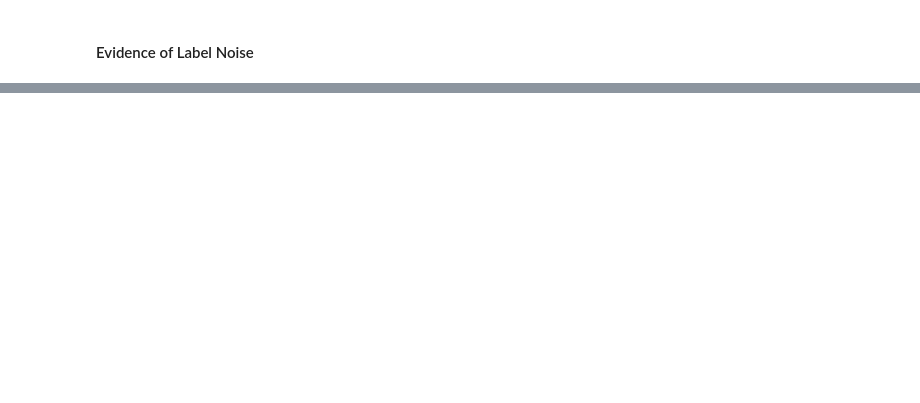
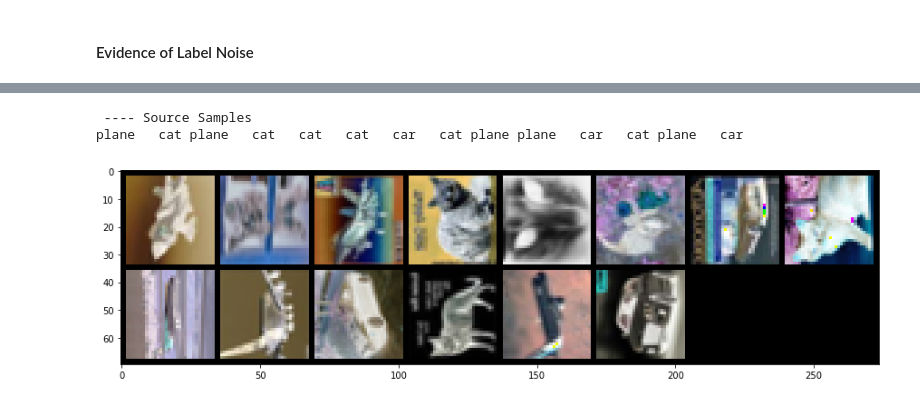
Before and after one commit to pierresegonne/COMP5328_Project2, a Jupyter notebook: pierre.ipynb, the cells around one changed output, grey strips where cells are left out. Drawn from its saved outputs; the diff is of its cells as text; code cells hidden in the pictures; blank space fills up the shorter version.

```diff
--- a/pierre.ipynb
+++ b/pierre.ipynb
@@ -105,0 +161,14 @@ Associated Labels
+# %%
+# MNIST 0.5
+mnist_image_size = [28, 28]
+mnist05_X_train = mnist05_X_train.reshape(-1, np.prod(mnist_image_size))
+mnist05_X_test = mnist05_X_test.reshape(-1, np.prod(mnist_image_size))
+
+# MNIST 0.6
+mnist06_X_train = mnist06_X_train.reshape(-1, np.prod(mnist_image_size))
+mnist06_X_test = mnist06_X_test.reshape(-1, np.prod(mnist_image_size))
+
+# CIFAR
+cifar_image_size = [3, 32, 32]
+cifar_X_train = cifar_X_train.reshape(-1, np.prod(cifar_image_size))
+cifar_X_test = cifar_X_test.reshape(-1, np.prod(cifar_image_size))
@@ -105,0 +322,47 @@ Associated Labels
+# %%
+# Data Loaders
+
+# MNIST 05
+mnist05_X_train_rgb = grayscale_to_rgb(mnist05_X_train)
+mnist05_X_train_rgb = resize(mnist05_X_train_rgb, (32, 32))
+mnist05_X_train_rgb = swap_channel_axis(mnist05_X_train_rgb)
+mnist05_train_set = TensorDataset(torch.from_numpy(mnist05_X_train_rgb), torch.from_numpy(mnist05_Y_train))
+
+mnist05_X_test_rgb = grayscale_to_rgb(mnist05_X_test)
+mnist05_X_test_rgb = resize(mnist05_X_test_rgb, (32, 32))
+mnist05_X_test_rgb = swap_channel_axis(mnist05_X_test_rgb)
+mnist05_test_set = TensorDataset(torch.from_numpy(mnist05_X_test_rgb), torch.from_numpy(mnist05_Y_test))
+
+
+# MNIST 06
+mnist06_X_train_rgb = grayscale_to_rgb(mnist06_X_train)
+mnist06_X_train_rgb = resize(mnist06_X_train_rgb, (32, 32))
+mnist06_X_train_rgb = swap_channel_axis(mnist06_X_train_rgb)
+mnist06_train_set = TensorDataset(torch.from_numpy(mnist06_X_train_rgb), torch.from_numpy(mnist06_Y_train))
+
+mnist06_X_test_rgb = grayscale_to_rgb(mnist06_X_test)
+mnist06_X_test_rgb = resize(mnist06_X_test_rgb, (32, 32))
+mnist06_X_test_rgb = swap_channel_axis(mnist06_X_test_rgb)
+mnist06_test_set = TensorDataset(torch.from_numpy(mnist06_X_test_rgb), torch.from_numpy(mnist06_Y_test))
+
+
+# CIFAR
+cifar_X_train = swap_channel_axis(cifar_X_train)
+cifar_train_set = TensorDataset(torch.from_numpy(cifar_X_train), torch.from_numpy(cifar_Y_train))
+
+cifar_X_test = swap_channel_axis(cifar_X_test)
+cifar_test_set = TensorDataset(torch.from_numpy(cifar_X_test), torch.from_numpy(cifar_Y_test))
+
+
+
+# Visualization test
+mnist05_test_loader = DataLoader(mnist05_test_set, batch_size=14, shuffle=True)
+dataiter = mnist05_test_loader.__iter__()
+input, labels = dataiter.next()
+print(' ---- Source Samples')
+print(' '.join('%5s' % mnist_classes[labels[j]] for j in range(14)))
+showimg(torchvision.utils.make_grid(input), normalization=None)
+# %% [output]
+ ---- Source Samples
+plane   cat plane   cat   cat   cat   car   cat plane plane   car   cat plane   car
+[figure, added]
```
Also changed, not shown: parts of 28 cells of this notebook, 8 other files.
